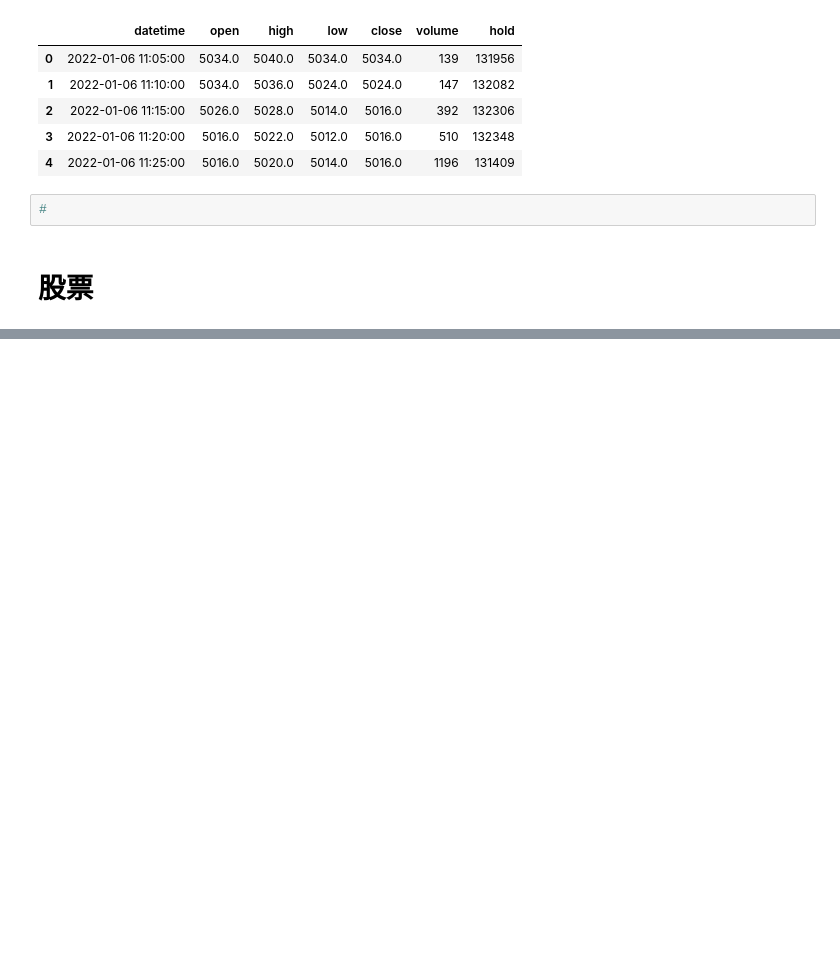
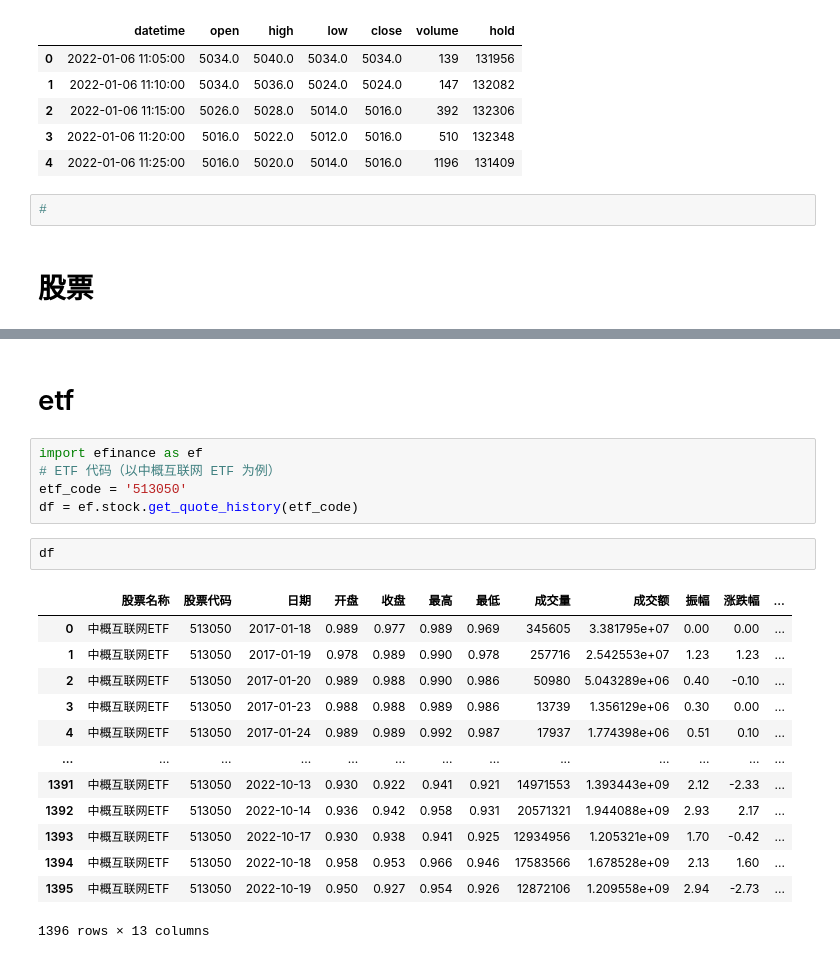
Before and after one commit to kylin-zhou/quant, a Jupyter notebook: notebook/data.ipynb, the cells around one changed output, grey strips where cells are left out. Saved outputs shown, nothing was run; the diff lists cells and outputs as text; blank space fills up the shorter version.

```diff
--- a/notebook/data.ipynb
+++ b/notebook/data.ipynb
@@ -121,0 +186,23 @@ print(df)
+# %% [markdown]
+# etf
+# %%
+import efinance as ef
+# ETF 代码（以中概互联网 ETF 为例）
+etf_code = '513050'
+df = ef.stock.get_quote_history(etf_code)
+# %%
+df
+# %% [output]
+|  | 股票名称 | 股票代码 | 日期 | 开盘 | 收盘 | 最高 | 最低 | 成交量 | 成交额 | 振幅 | 涨跌幅 | ... |
+| 0 | 中概互联网ETF | 513050 | 2017-01-18 | 0.989 | 0.977 | 0.989 | 0.969 | 345605 | 3.381795e+07 | 0.00 | 0.00 | ... |
+| 1 | 中概互联网ETF | 513050 | 2017-01-19 | 0.978 | 0.989 | 0.990 | 0.978 | 257716 | 2.542553e+07 | 1.23 | 1.23 | ... |
+| 2 | 中概互联网ETF | 513050 | 2017-01-20 | 0.989 | 0.988 | 0.990 | 0.986 | 50980 | 5.043289e+06 | 0.40 | -0.10 | ... |
+| 3 | 中概互联网ETF | 513050 | 2017-01-23 | 0.988 | 0.988 | 0.989 | 0.986 | 13739 | 1.356129e+06 | 0.30 | 0.00 | ... |
+| 4 | 中概互联网ETF | 513050 | 2017-01-24 | 0.989 | 0.989 | 0.992 | 0.987 | 17937 | 1.774398e+06 | 0.51 | 0.10 | ... |
+| ... | ... | ... | ... | ... | ... | ... | ... | ... | ... | ... | ... | ... |
+| 1391 | 中概互联网ETF | 513050 | 2022-10-13 | 0.930 | 0.922 | 0.941 | 0.921 | 14971553 | 1.393443e+09 | 2.12 | -2.33 | ... |
+| 1392 | 中概互联网ETF | 513050 | 2022-10-14 | 0.936 | 0.942 | 0.958 | 0.931 | 20571321 | 1.944088e+09 | 2.93 | 2.17 | ... |
+| 1393 | 中概互联网ETF | 513050 | 2022-10-17 | 0.930 | 0.938 | 0.941 | 0.925 | 12934956 | 1.205321e+09 | 1.70 | -0.42 | ... |
+| 1394 | 中概互联网ETF | 513050 | 2022-10-18 | 0.958 | 0.953 | 0.966 | 0.946 | 17583566 | 1.678528e+09 | 2.13 | 1.60 | ... |
+| 1395 | 中概互联网ETF | 513050 | 2022-10-19 | 0.950 | 0.927 | 0.954 | 0.926 | 12872106 | 1.209558e+09 | 2.94 | -2.73 | ... |
+1396 rows × 13 columns
```
Also changed, not shown: parts of 6 cells of this notebook, 4 other files.
